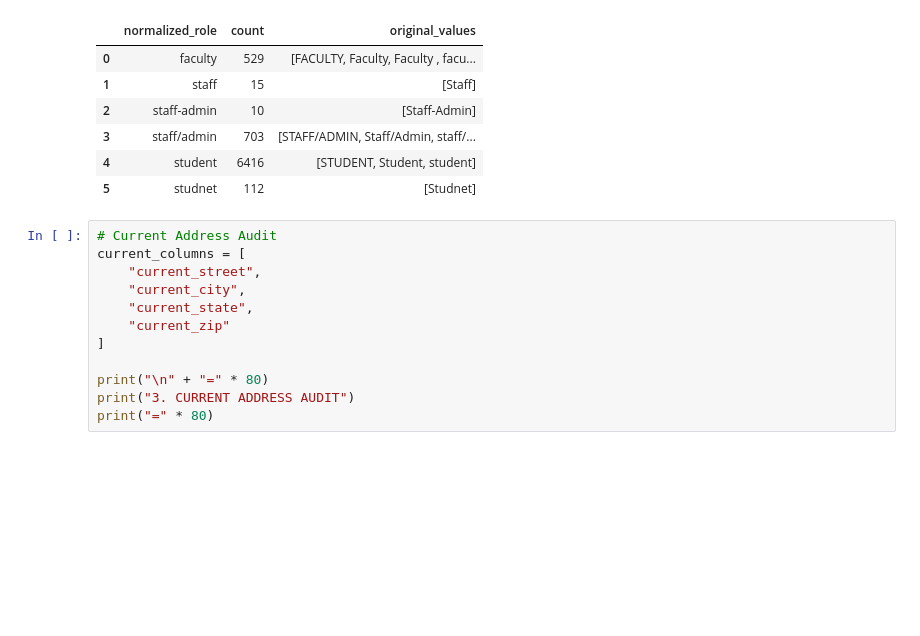
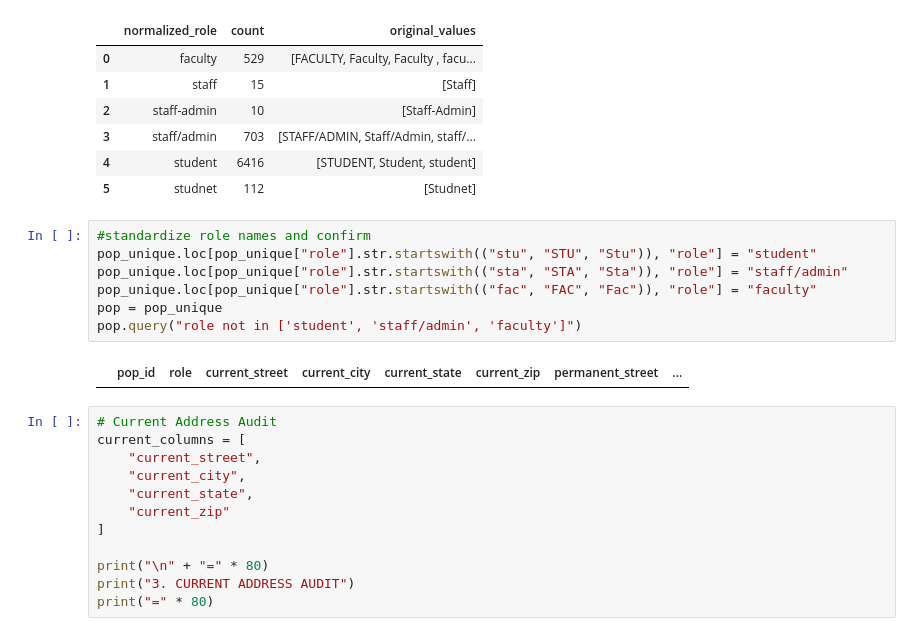
Before and after one commit to GoodLuckDiego/data311_project2, a Jupyter notebook: analysis/cleaning.ipynb, the cells around one changed output. Saved outputs shown, nothing was run; the diff lists cells and outputs as text; blank space fills up the shorter version.

```diff
--- a/analysis/cleaning.ipynb
+++ b/analysis/cleaning.ipynb
@@ -154,6 +174,15 @@ Roles after ignoring capitalization and outer whitespace:
 | 3 | staff/admin | 703 | [STAFF/ADMIN, Staff/Admin, staff/... |
 | 4 | student | 6416 | [STUDENT, Student, student] |
 | 5 | studnet | 112 | [Studnet] |
+# %%
+#standardize role names and confirm
+pop_unique.loc[pop_unique["role"].str.startswith(("stu", "STU", "Stu")), "role"] = "student"
+pop_unique.loc[pop_unique["role"].str.startswith(("sta", "STA", "Sta")), "role"] = "staff/admin"
+pop_unique.loc[pop_unique["role"].str.startswith(("fac", "FAC", "Fac")), "role"] = "faculty"
+pop = pop_unique
+pop.query("role not in ['student', 'staff/admin', 'faculty']")
+# %% [output]
+|  | pop_id | role | current_street | current_city | current_state | current_zip | permanent_street | ... |
 # %%
 # Current Address Audit
 current_columns = [
```
Also changed, not shown: parts of 3 cells of this notebook.
